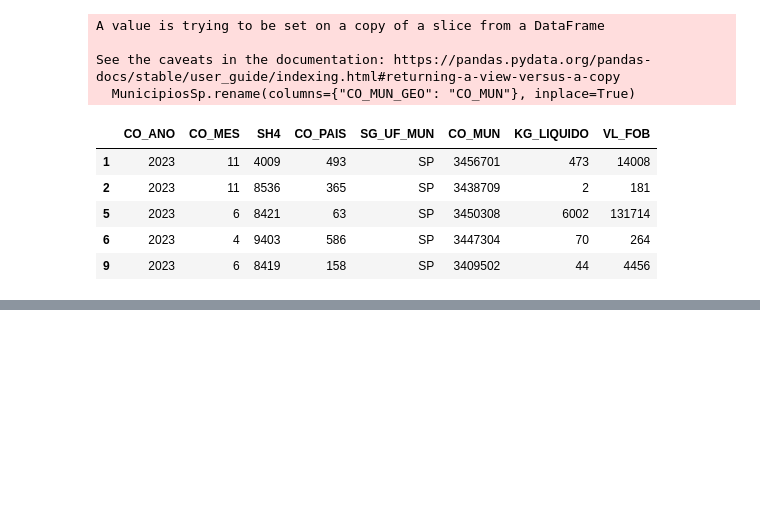
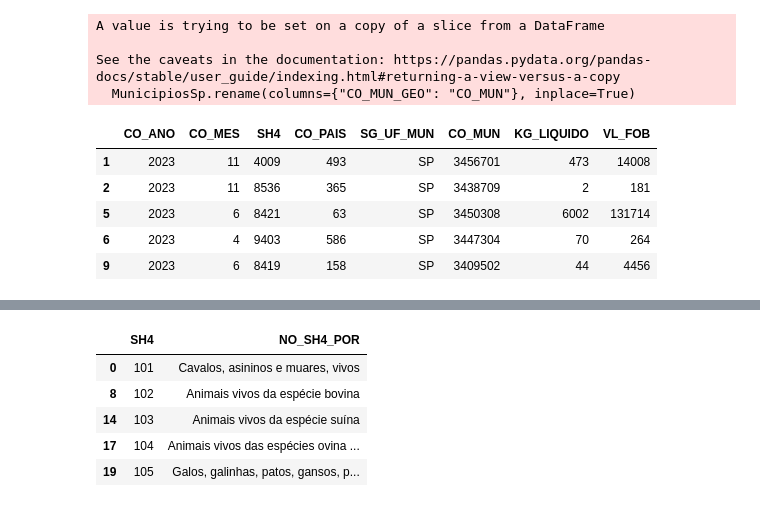
Before and after one commit to Lucasdz-7/Projeto-Integrador-1, a Jupyter notebook: CódigoProjeto.ipynb, the cells around one changed output, grey strips where cells are left out. Saved outputs shown, nothing was run; the diff lists cells and outputs as text; code cells hidden in the pictures; blank space fills up the shorter version.

```diff
--- a/CódigoProjeto.ipynb
+++ b/CódigoProjeto.ipynb
@@ -135,0 +110,16 @@ ExportacaoSp.head(10)
+# %%
+SH.drop(columns=['CO_SH6', 'NO_SH6_POR',	'NO_SH6_ESP',	'NO_SH6_ING', 'NO_SH4_ESP', 'NO_SH4_ING',
+'CO_SH2',	'NO_SH2_POR',	'NO_SH2_ESP',	'NO_SH2_ING',	'CO_NCM_SECROM',	'NO_SEC_POR',
+'NO_SEC_ESP',	'NO_SEC_ING'], inplace=True)
+SH.rename(columns={'CO_SH4': 'SH4'}, inplace=True)
+SH = SH.drop_duplicates(subset='SH4')
+
+
+SH.head(5)
+# %% [output]
+|  | SH4 | NO_SH4_POR |
+| 0 | 101 | Cavalos, asininos e muares, vivos |
+| 8 | 102 | Animais vivos da espécie bovina |
+| 14 | 103 | Animais vivos da espécie suína |
+| 17 | 104 | Animais vivos das espécies ovina ... |
+| 19 | 105 | Galos, galinhas, patos, gansos, p... |
```
Also changed, not shown: parts of 5 cells of this notebook.
